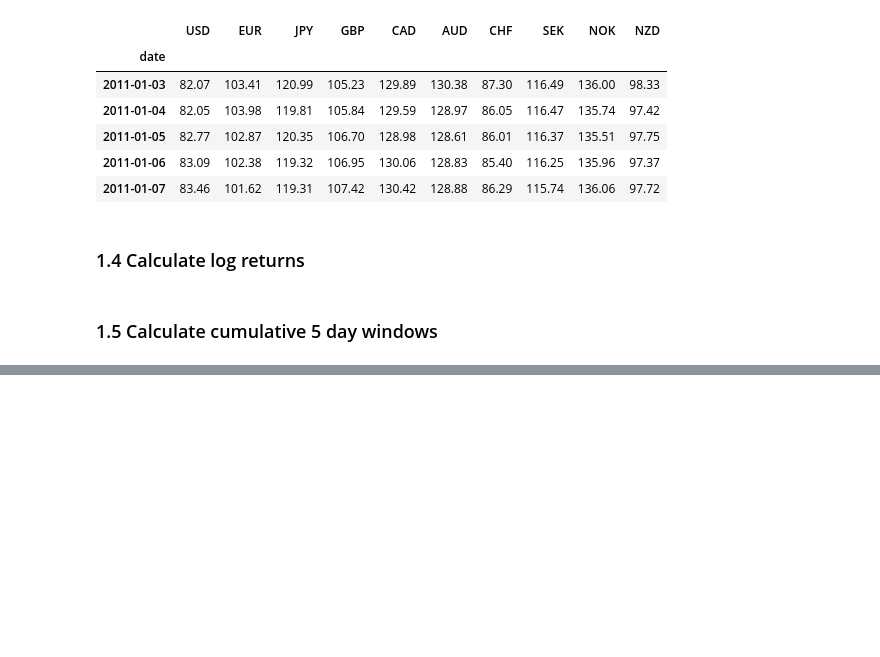
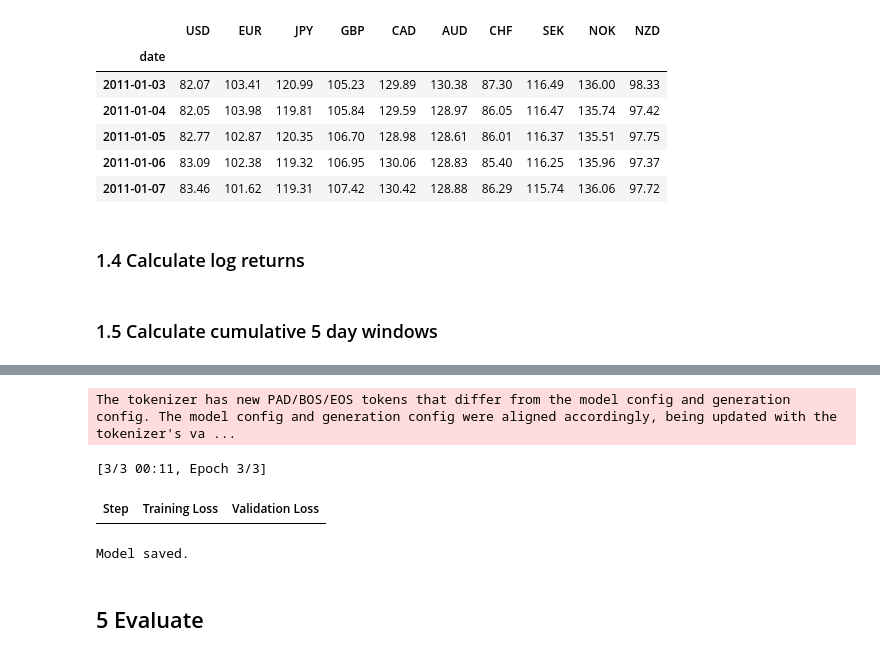
Before and after one commit to amoghvk21/Part-II-Project, a Jupyter notebook: 3_news_articles_llama_paper.ipynb, the cells around one changed output, grey strips where cells are left out. Cells and saved outputs as stored; diff of their text form; code cells hidden in the pictures; blank space fills up the shorter version.

Commit message:
finished implementing llama paper

```diff
--- a/3_news_articles_llama_paper.ipynb
+++ b/3_news_articles_llama_paper.ipynb
@@ -344,0 +362,14 @@ MergeError: Incompatible merge dtype, dtype('<M8[ns]') and dtype('O'), both side
+# %%
+df_news = pd.read_pickle("df_news.pkl")
+
+df_news_before_2020 = df_news[df_news['Date'] < pd.to_datetime('2020-01-01', utc=True)]     # we train the model on this for now
+# df_news_after_2020 = df_news[df_news['Date'] >= pd.to_datetime('2020-01-01', utc=True)]   # we use this for the trading strategy
+
+df_rest, df_eval = train_test_split(df_news_before_2020, test_size=200, random_state=42)
+df_train, df_test = train_test_split(df_rest, test_size=0.2, random_state=42)
+
+
+
+print("Size of train set: ", len(df_train))
+print("Size of test set: ", len(df_test))
+print("Size of eval set: ", len(df_eval))
@@ -344,0 +507,54 @@ MergeError: Incompatible merge dtype, dtype('<M8[ns]') and dtype('O'), both side
+# %%
+training_args = TrainingArguments(
+    output_dir="./results",
+    num_train_epochs=3,
+    per_device_train_batch_size=1,      # TODO Check this
+    per_device_eval_batch_size=1,       # TODO Check this
+    gradient_accumulation_steps=32,
+    optim="paged_adamw_32bit",          #
+    save_steps=50,                      # TODO get better number
+    learning_rate=1e-5,                 #  Note: significantly lower than standard
+    weight_decay=0.1,                   #  High weight decay
+    fp16=False,
+    bf16=True,
+    max_grad_norm=0.3,                  # TODO apparenly this is the best for lora??? - not said in the paper
+    warmup_ratio=0.0,                   #
+    lr_scheduler_type="cosine",         #
+    save_strategy="steps",              # for early stopping   (could be epoch)
+    eval_strategy="steps",              # for early stopping   (could be epoch)
+    load_best_model_at_end=True,         # for early stopping
+    metric_for_best_model="eval_loss",   # for early stopping
+    greater_is_better=False,     # less loss is better
+    logging_steps=10,                   # TODO get a better number
+    group_by_length=True,
+    report_to="none"                    # Disable wandb unless needed
+)
+
+
+df_train = Dataset.from_pandas(df_train)
+df_test = Dataset.from_pandas(df_test)
+
+trainer = SFTTrainer(
+    model=model,
+    train_dataset=df_train, # Ensure this is loaded
+    eval_dataset=df_test,
+    peft_config=peft_config,
+    formatting_func=generate_prompt,
+    processing_class=tokenizer,
+    args=training_args,
+    # packing=False,
+    callbacks=[EarlyStoppingCallback(early_stopping_patience=1)] # to stop after epoch 1 if validaiton loss gets worse
+)
+
+
+trainer.train()
+
+trainer.model.save_pretrained('llama_small_finetuned')
+print("Model saved.")
+# %% [output]
+The tokenizer has new PAD/BOS/EOS tokens that differ from the model config and generation config. The model config and generation config were aligned accordingly, being updated with the tokenizer's va ...
+[3/3 00:11, Epoch 3/3]
+| Step | Training Loss | Validation Loss |
+Model saved.
+# %% [markdown]
+## 5 Evaluate
```
Also changed, not shown: parts of 23 cells of this notebook, 3 other files.
